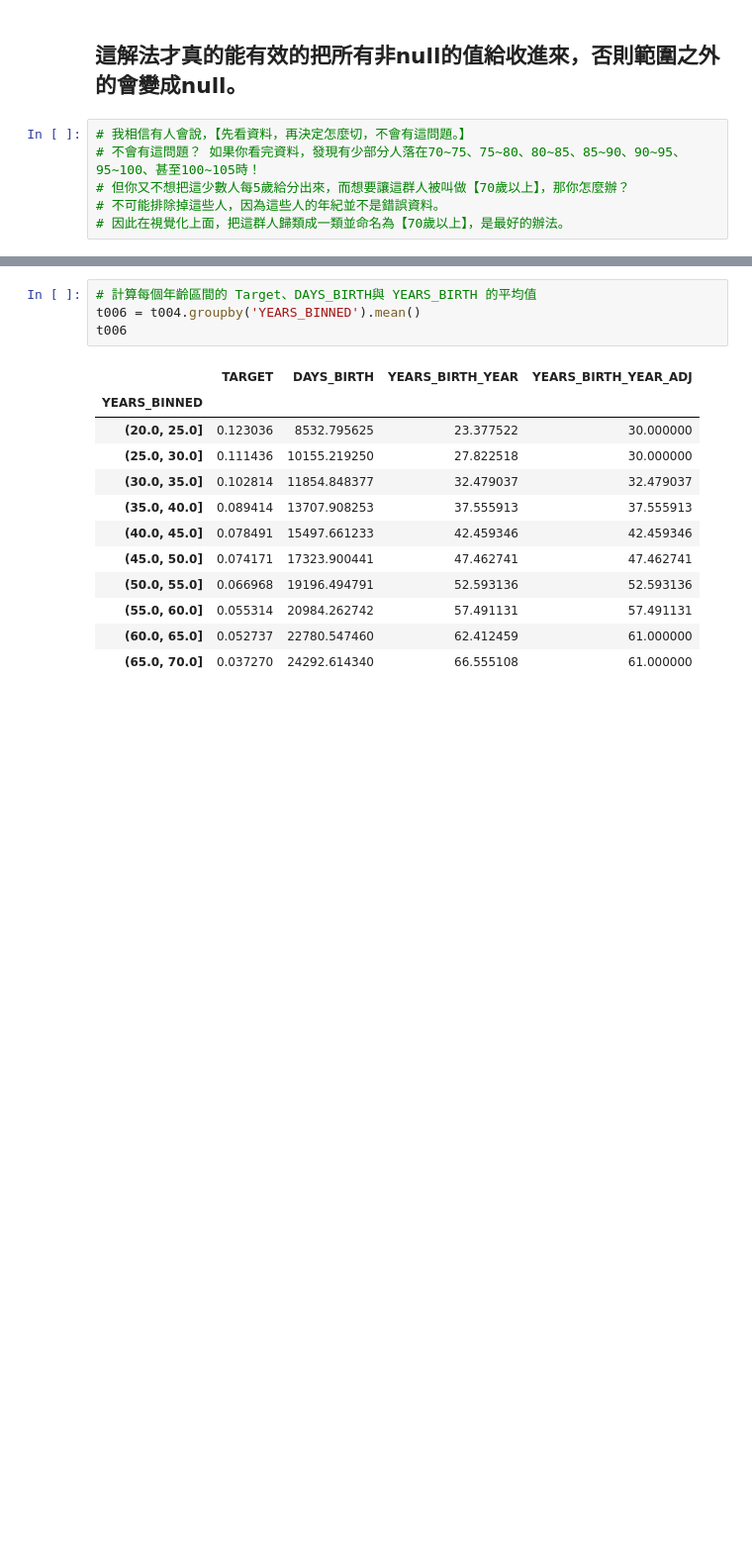
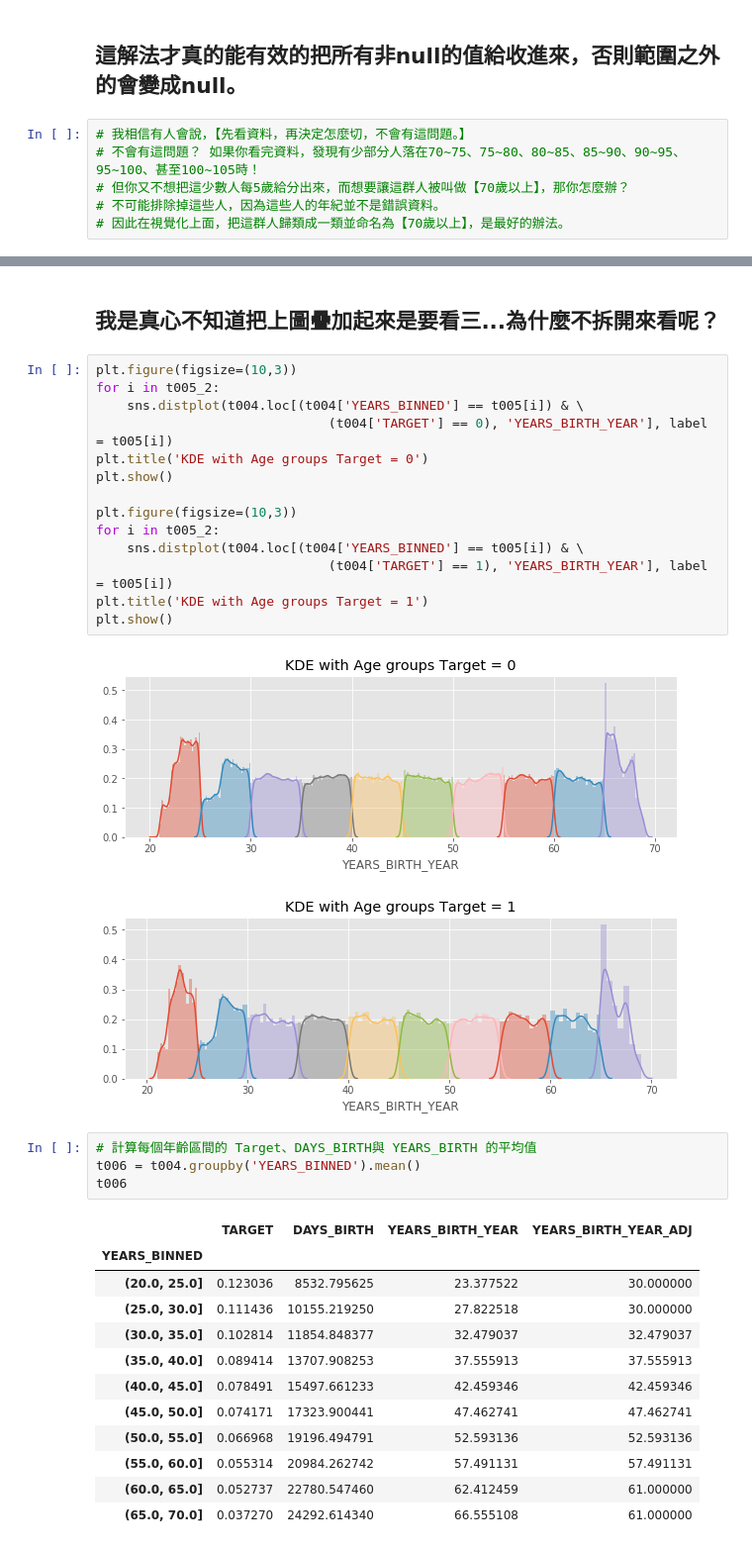
Before and after one commit to Ynitsed0703/2nd-ML100Days, a Jupyter notebook: homework/Day_011_HW.ipynb, the cells around one changed output, grey strips where cells are left out. Shown: that part at 99% size. Cells and saved outputs as stored; diff of their text form; blank space fills up the shorter version.

```diff
--- a/homework/Day_011_HW.ipynb
+++ b/homework/Day_011_HW.ipynb
@@ -333,3 +413,22 @@ plt.show()
+# %% [markdown]
+## 我是真心不知道把上圖疊加起來是要看三...為什麼不拆開來看呢？
+# %%
+plt.figure(figsize=(10,3))
+for i in t005_2:
+    sns.distplot(t004.loc[(t004['YEARS_BINNED'] == t005[i]) & \
+                              (t004['TARGET'] == 0), 'YEARS_BIRTH_YEAR'], label = t005[i])
+plt.title('KDE with Age groups Target = 0')
+plt.show()
+
+plt.figure(figsize=(10,3))
+for i in t005_2:
+    sns.distplot(t004.loc[(t004['YEARS_BINNED'] == t005[i]) & \
+                              (t004['TARGET'] == 1), 'YEARS_BIRTH_YEAR'], label = t005[i])
+plt.title('KDE with Age groups Target = 1')
+plt.show()
+# %% [output]
+[figure, added]
+[figure, added]
 # %%
 # 計算每個年齡區間的 Target、DAYS_BIRTH與 YEARS_BIRTH 的平均值
 t006 = t004.groupby('YEARS_BINNED').mean()
```
Also changed, not shown: parts of 10 cells of this notebook.
